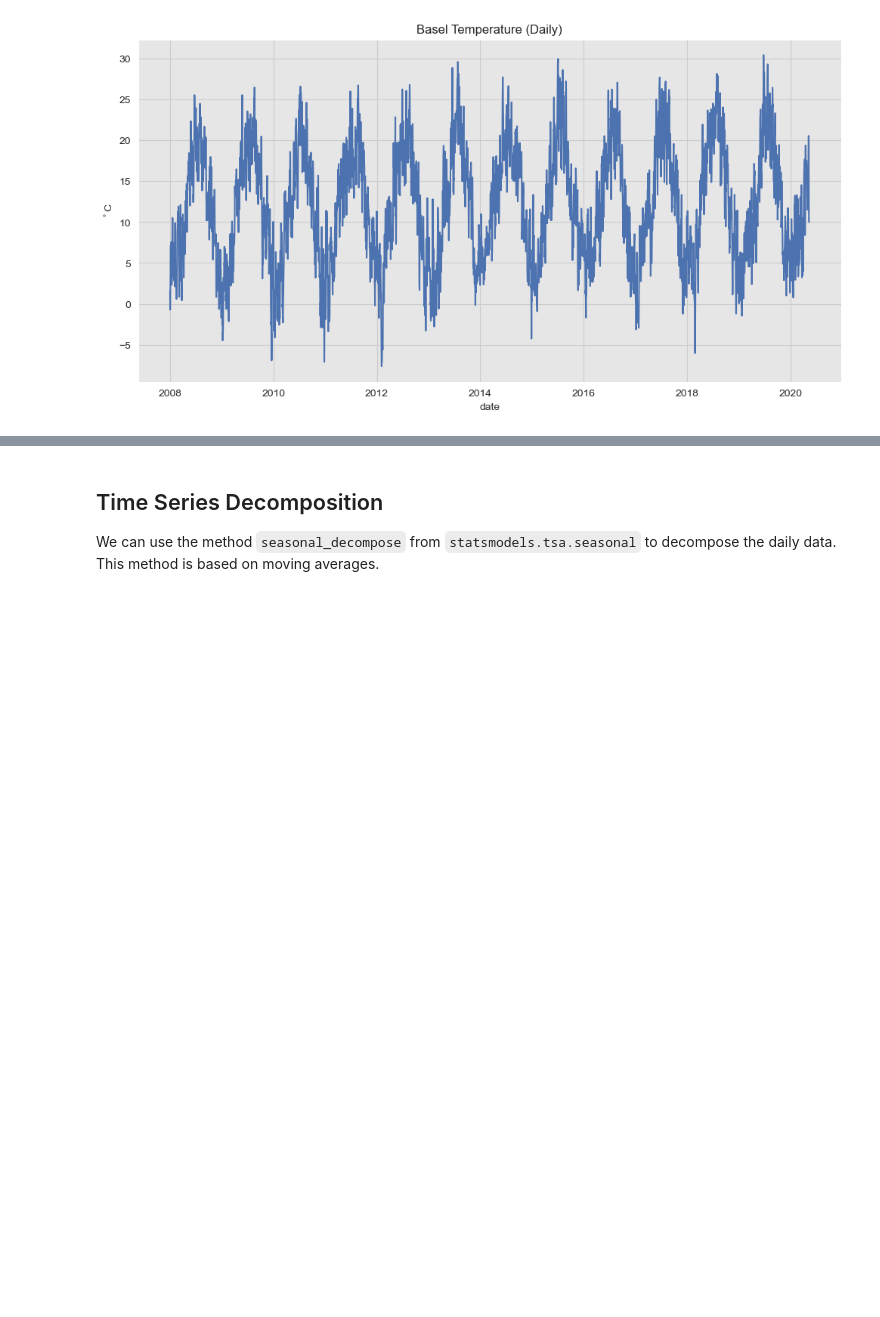
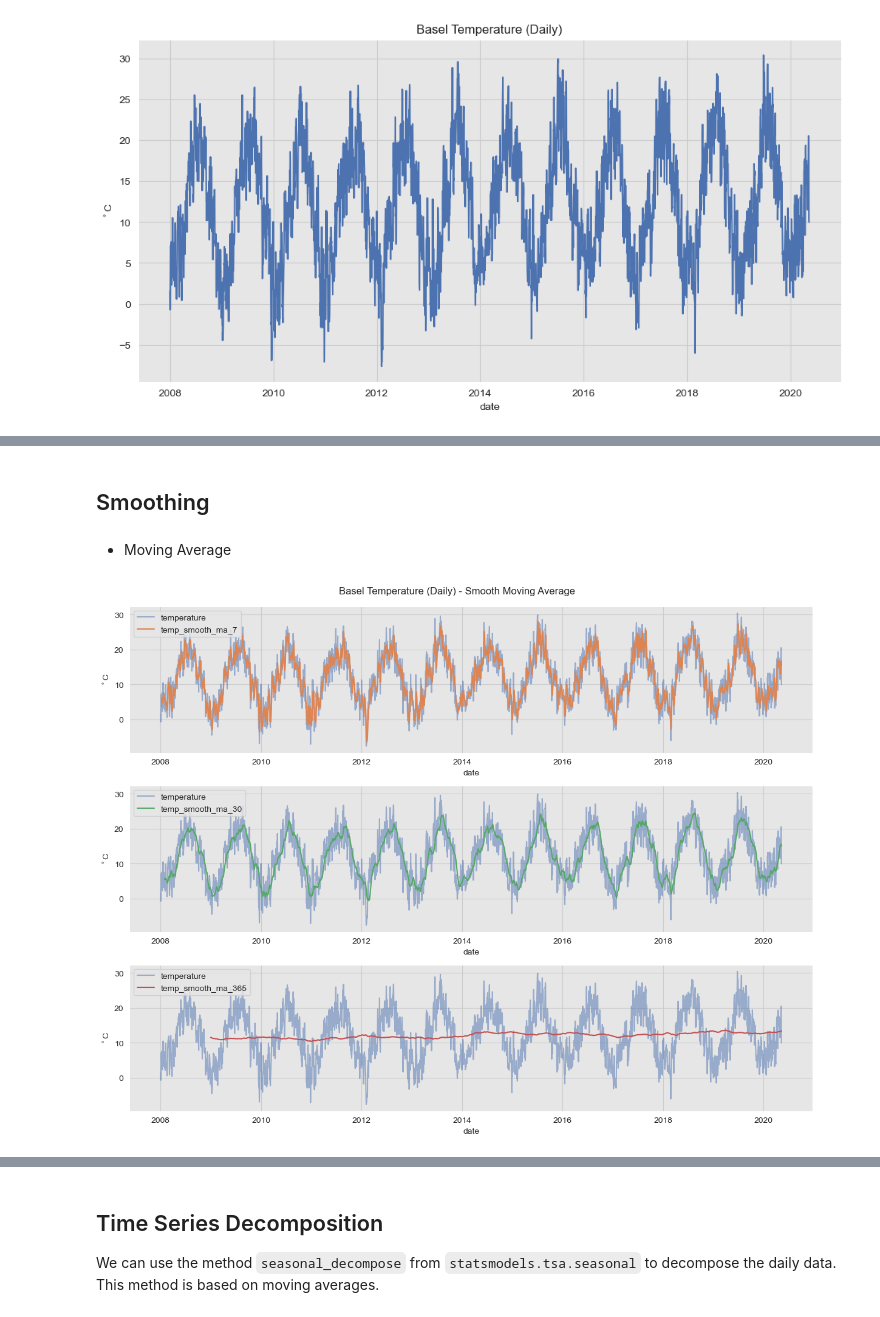
Before and after one commit to juanitorduz/btsa, a Jupyter notebook: python/basel_weather_intro.ipynb, the cells around one changed output, grey strips where cells are left out. Cells and saved outputs as stored; diff of their text form; code cells hidden in the pictures; blank space fills up the shorter version.

```diff
--- a/python/basel_weather_intro.ipynb
+++ b/python/basel_weather_intro.ipynb
@@ -95,0 +114,25 @@ ax.set(title='Basel Temperature (Daily)', ylabel=r'$^\circ$C');
+# %% [markdown]
+## Smoothing
+# %% [markdown]
+- Moving Average
+# %%
+ma =[7, 30, 365]
+
+smooth_daily_data_df = daily_data_df.reset_index()
+
+# Smooth and plot.
+fig, ax = plt.subplots(3, 1, figsize=(12, 9))
+
+for i, m in enumerate(ma):
+
+    smooth_daily_data_df[f'temp_smooth_ma_{m}'] = smooth_daily_data_df['temperature'].rolling(window=m).mean()
+
+    sns.lineplot(x='date', y='temperature', label='temperature', data=smooth_daily_data_df, alpha=0.5, ax=ax[i])
+    sns.lineplot(x='date', y=f'temp_smooth_ma_{m}', label=f'temp_smooth_ma_{m}', data=smooth_daily_data_df, color=sns_c[i + 1], ax=ax[i])
+    ax[i].legend(loc='upper left')
+    ax[i].set(title='', ylabel=r'$^\circ$C');
+
+plt.suptitle('Basel Temperature (Daily) - Smooth Moving Average', y=1.02)
+plt.tight_layout()
+# %% [output]
+[figure, added]
```
Also changed, not shown: parts of 9 cells of this notebook.
